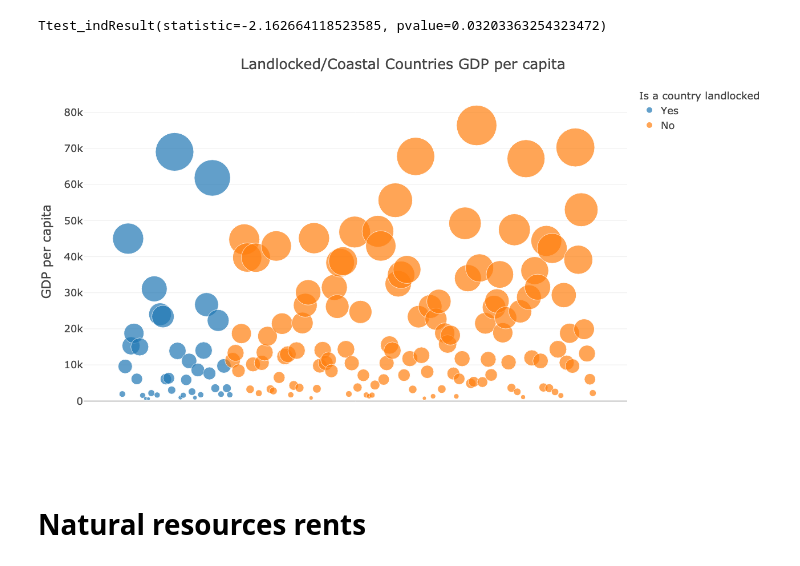
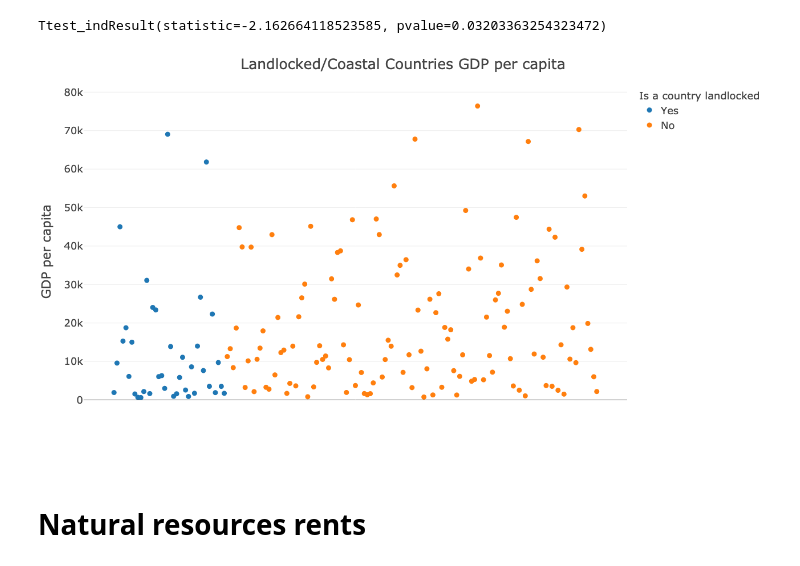
Before and after one commit to leonvanderlee/why_are_countries_wealthy, a Jupyter notebook: code/analysing.ipynb, the cells around one changed output. Saved outputs shown, nothing was run; the diff lists cells and outputs as text; code cells hidden in the pictures.

```diff
--- a/code/analysing.ipynb
+++ b/code/analysing.ipynb
@@ -562,17 +562,17 @@ Ttest_indResult(statistic=-2.162664118523585, pvalue=0.03203363254323472)
 # %%
 data = data.drop(120)
 
 
 
-fig = px.scatter(data, x="Country", y="GDP", color="Landlocked", size='GDP', size_max=50)
+fig = px.scatter(data, x="Country", y="GDP", color="Landlocked")
 
 fig.update_layout(width=width_plot, height=height_plot, title='Landlocked/Coastal Countries GDP per capita', xaxis_title='Landlocked/Coastal Countries', xaxis_visible=False, xaxis_showticklabels=False, yaxis_title='GDP per capita', showlegend=True, legend_title='Is a country landlocked')
 
 fig.write_image("../plots/landlocked_countries_and_coastal_countries/landlocked_countries_and_coastal_countries.png")
 
 fig.show(renderer='png', width=render_width_plot, height=render_height_plot)
 # %% [output]
-[figure, old version]
+[figure, new version]
 # %% [markdown]
 # Natural resources rents
 # %%
```
Also changed, not shown: 1 other file.
